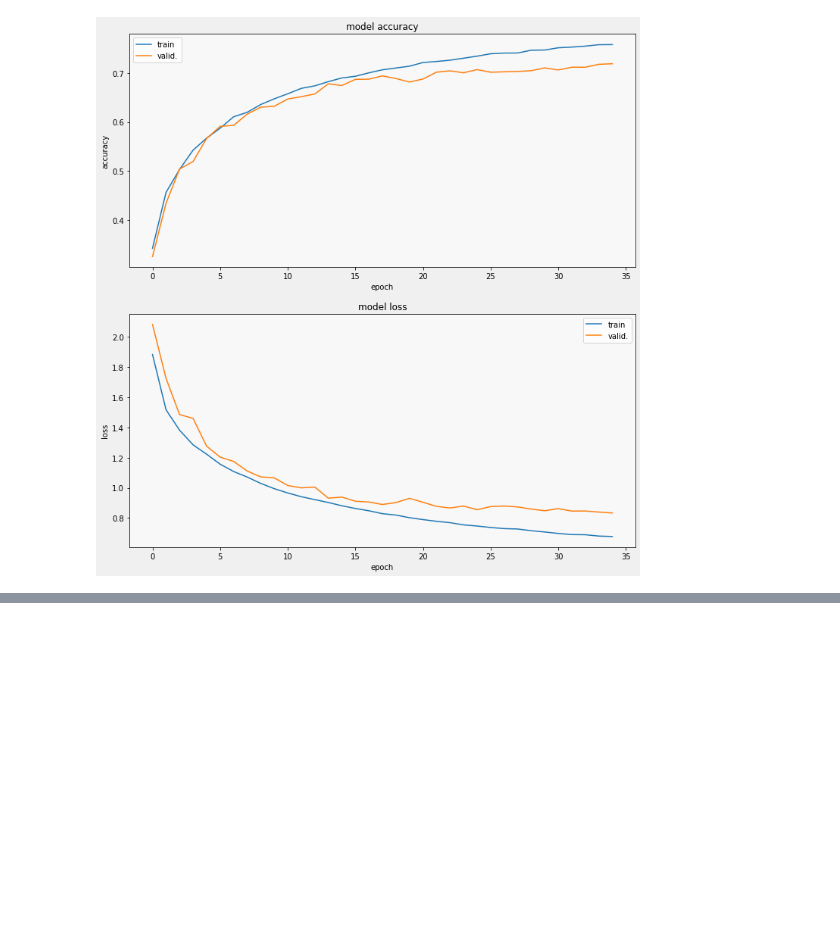
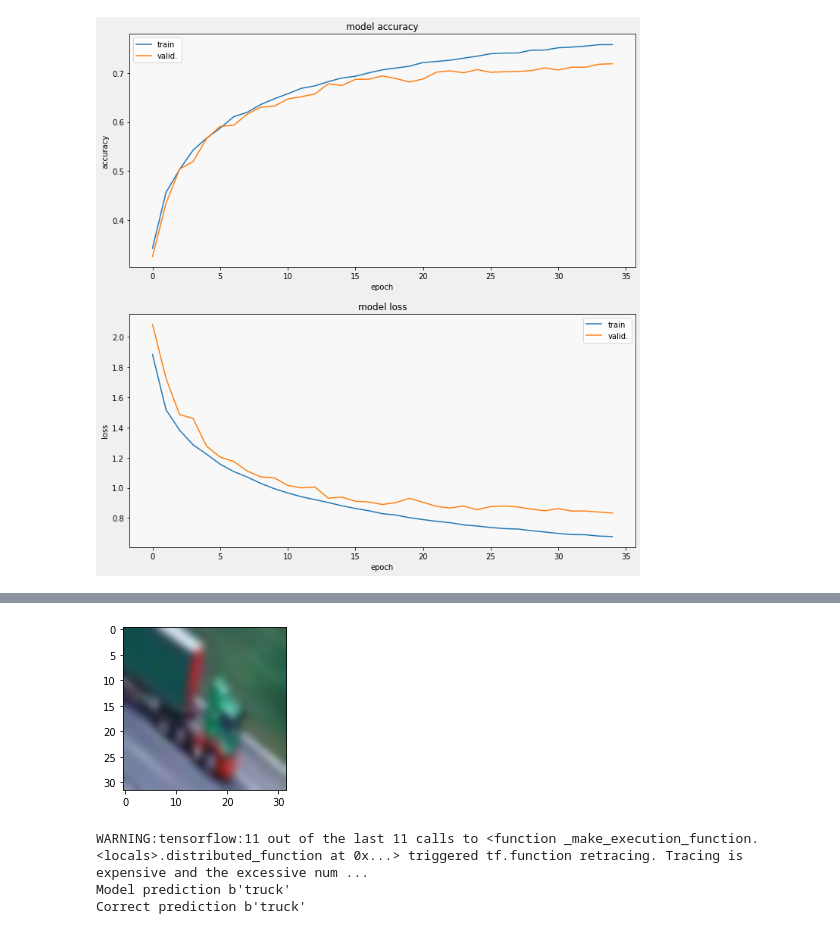
Before and after one commit to tnfru/colab_research, a Jupyter notebook: CIFAR10.ipynb, the cells around one changed output, grey strips where cells are left out. Cells and saved outputs as stored; diff of their text form; code cells hidden in the pictures; blank space fills up the shorter version.

```diff
--- a/CIFAR10.ipynb
+++ b/CIFAR10.ipynb
@@ -264,0 +318,10 @@ display_training_curves(history.history['loss'], history.history['val_loss'], 'l
+# %%
+plot_CIFAR(50, db_1[b'data'])
+# %% [output]
+[figure, added]
+# %%
+prediction_vs_true(50, db_1)
+# %% [output]
+WARNING:tensorflow:11 out of the last 11 calls to <function _make_execution_function.<locals>.distributed_function at 0x...> triggered tf.function retracing. Tracing is expensive and the excessive num ...
+Model prediction b'truck'
+Correct prediction b'truck'
```
Also changed, not shown: parts of 9 cells of this notebook.
